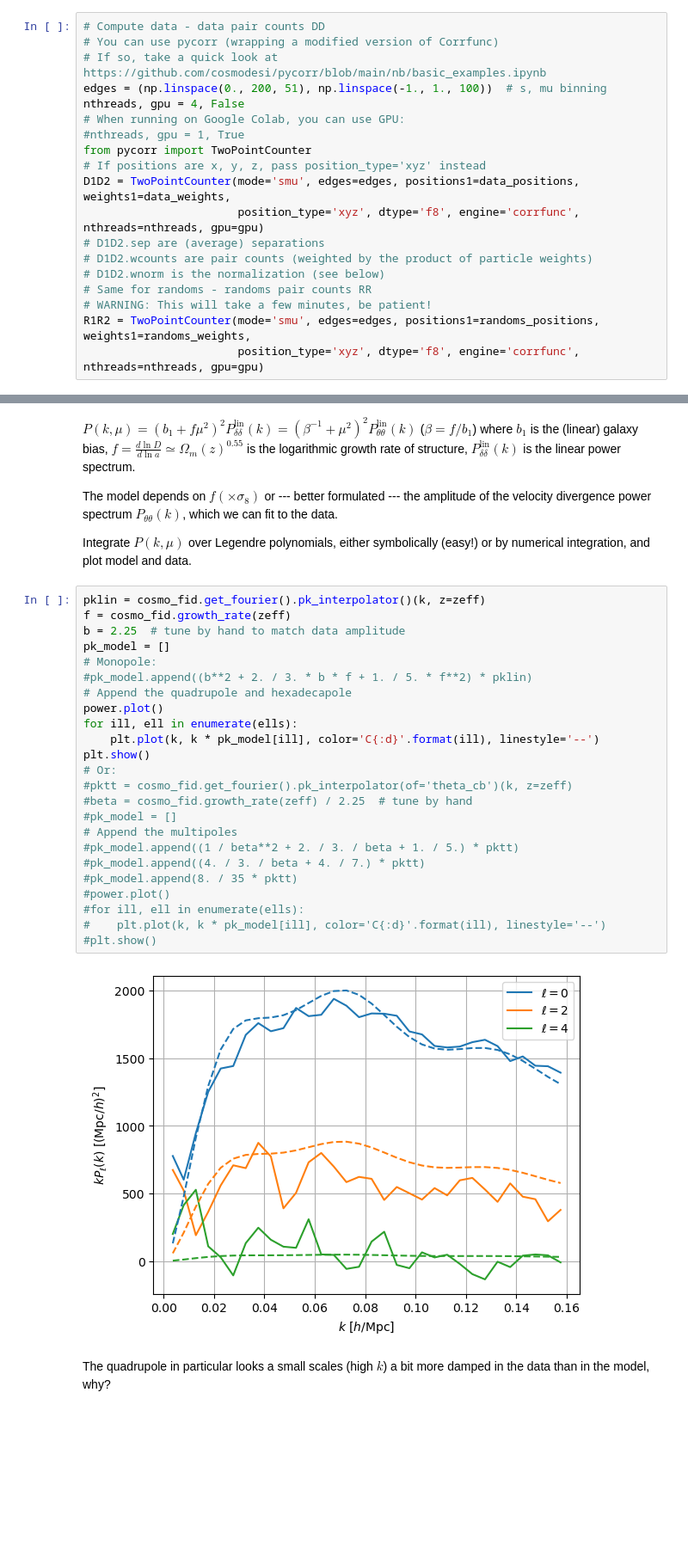
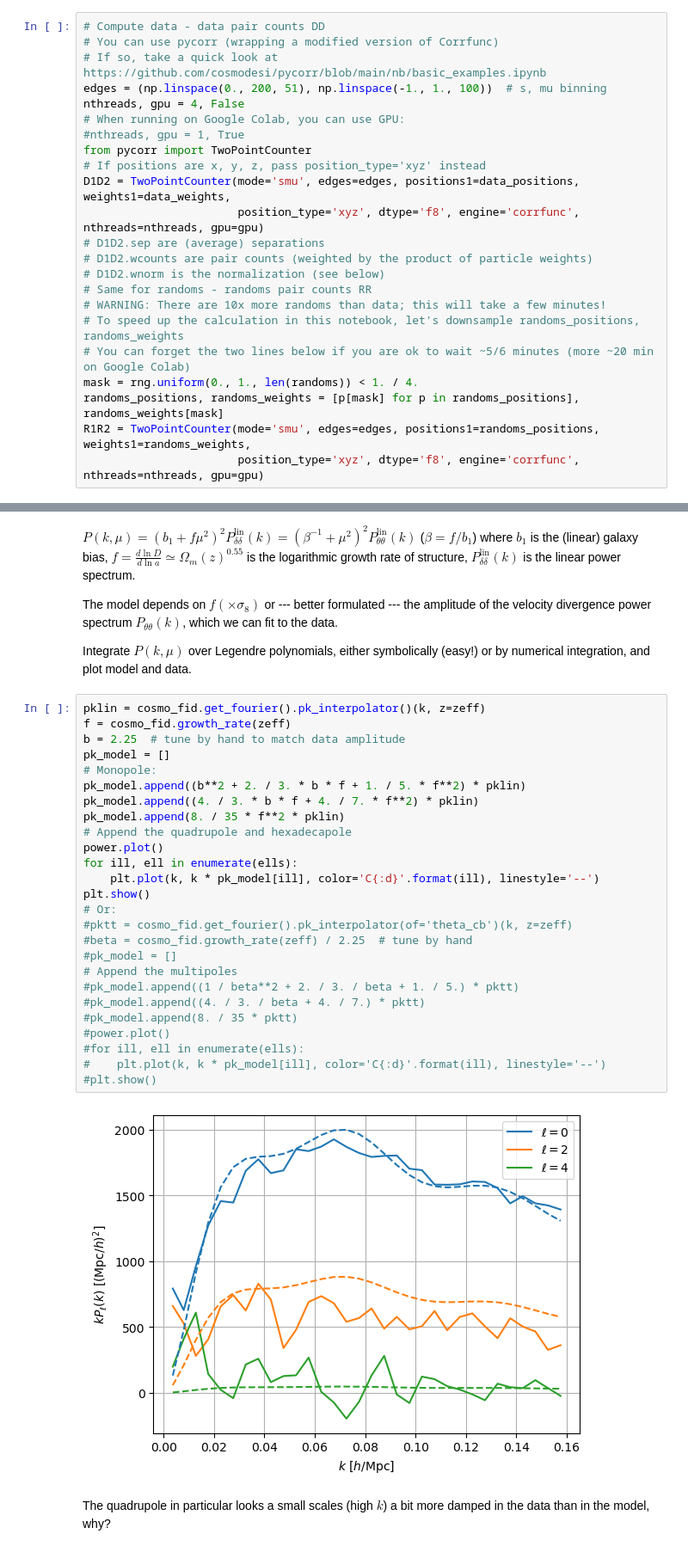
Before and after one commit to julianbautista/TD_clustering_EcoleRC, a Jupyter notebook: answers/eBOSS_LRGpCMASS.ipynb, the cells around one changed output, grey strips where cells are left out. Shown at 86% size. Drawn from its saved outputs; the diff is of its cells as text; blank space fills up the shorter version.

Commit message:
prepared environment for Google Colab

```diff
--- a/answers/eBOSS_LRGpCMASS.ipynb
+++ b/answers/eBOSS_LRGpCMASS.ipynb
@@ -265,7 +275,11 @@ D1D2 = TwoPointCounter(mode='smu', edges=edges, positions1=data_positions, weigh
 # D1D2.wcounts are pair counts (weighted by the product of particle weights)
 # D1D2.wnorm is the normalization (see below)
 # Same for randoms - randoms pair counts RR
-# WARNING: This will take a few minutes, be patient!
+# WARNING: There are 10x more randoms than data; this will take a few minutes!
+# To speed up the calculation in this notebook, let's downsample randoms_positions, randoms_weights
+# You can forget the two lines below if you are ok to wait ~5/6 minutes (more ~20 min on Google Colab)
+mask = rng.uniform(0., 1., len(randoms)) < 1. / 4.
+randoms_positions, randoms_weights = [p[mask] for p in randoms_positions], randoms_weights[mask]
 R1R2 = TwoPointCounter(mode='smu', edges=edges, positions1=randoms_positions, weights1=randoms_weights,
                        position_type='xyz', dtype='f8', engine='corrfunc', nthreads=nthreads, gpu=gpu)
 # %% [markdown]
@@ -582,29 +595,31 @@ Integrate $P(k, \mu)$ over Legendre polynomials, either symbolically (easy!) or
 # %%
 pklin = cosmo_fid.get_fourier().pk_interpolator()(k, z=zeff)
 f = cosmo_fid.growth_rate(zeff)
 b = 2.25  # tune by hand to match data amplitude
 pk_model = []
 # Monopole:
-#pk_model.append((b**2 + 2. / 3. * b * f + 1. / 5. * f**2) * pklin)
+pk_model.append((b**2 + 2. / 3. * b * f + 1. / 5. * f**2) * pklin)
+pk_model.append((4. / 3. * b * f + 4. / 7. * f**2) * pklin)
+pk_model.append(8. / 35 * f**2 * pklin)
 # Append the quadrupole and hexadecapole
 power.plot()
 for ill, ell in enumerate(ells):
     plt.plot(k, k * pk_model[ill], color='C{:d}'.format(ill), linestyle='--')
 plt.show()
 # Or:
 #pktt = cosmo_fid.get_fourier().pk_interpolator(of='theta_cb')(k, z=zeff)
 #beta = cosmo_fid.growth_rate(zeff) / 2.25  # tune by hand
 #pk_model = []
 # Append the multipoles
 #pk_model.append((1 / beta**2 + 2. / 3. / beta + 1. / 5.) * pktt)
 #pk_model.append((4. / 3. / beta + 4. / 7.) * pktt)
 #pk_model.append(8. / 35 * pktt)
 #power.plot()
 #for ill, ell in enumerate(ells):
 #    plt.plot(k, k * pk_model[ill], color='C{:d}'.format(ill), linestyle='--')
 #plt.show()
 # %% [output]
-[figure, old version]
+[figure, new version]
 # %% [markdown]
 The quadrupole in particular looks a small scales (high $k$) a bit more damped in the data than in the model, why?
 # %% [markdown]
```
Also changed, not shown: parts of 20 cells of this notebook, 4 other files.
